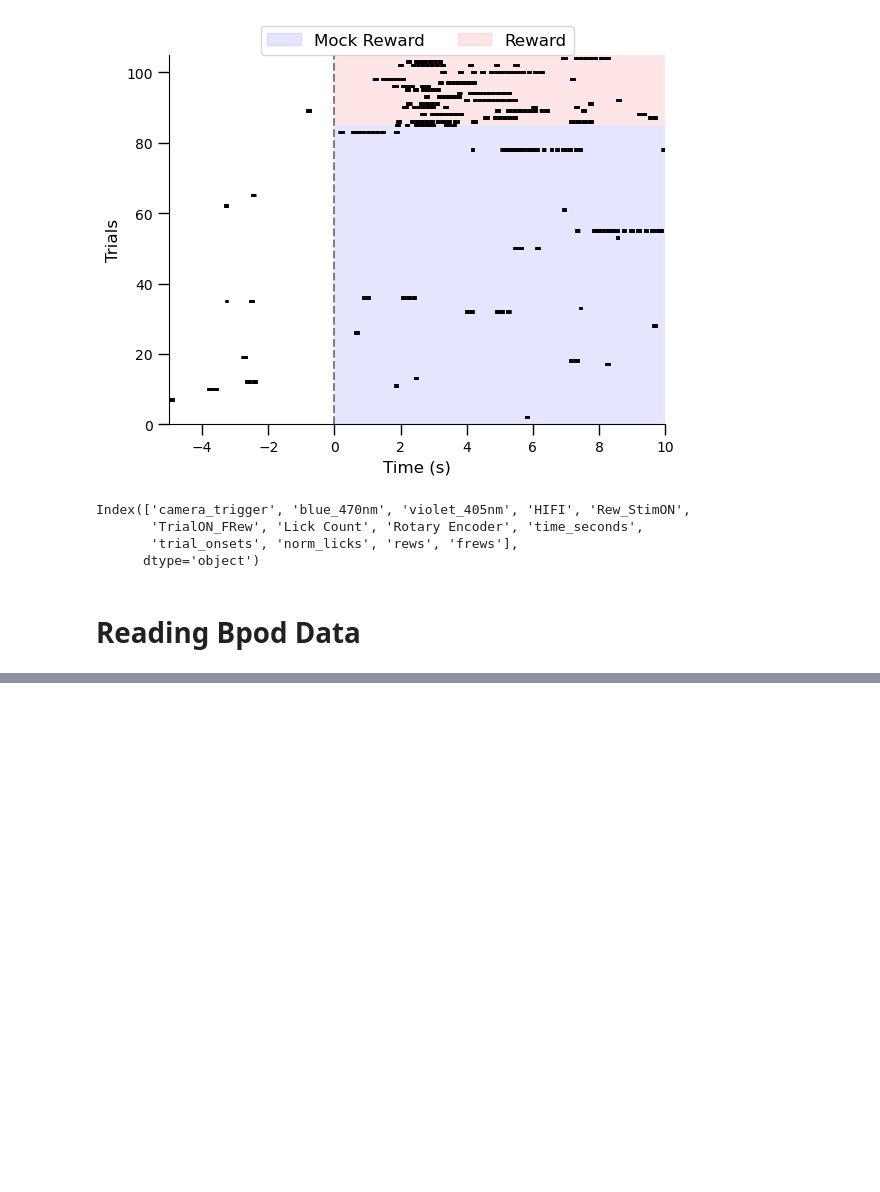
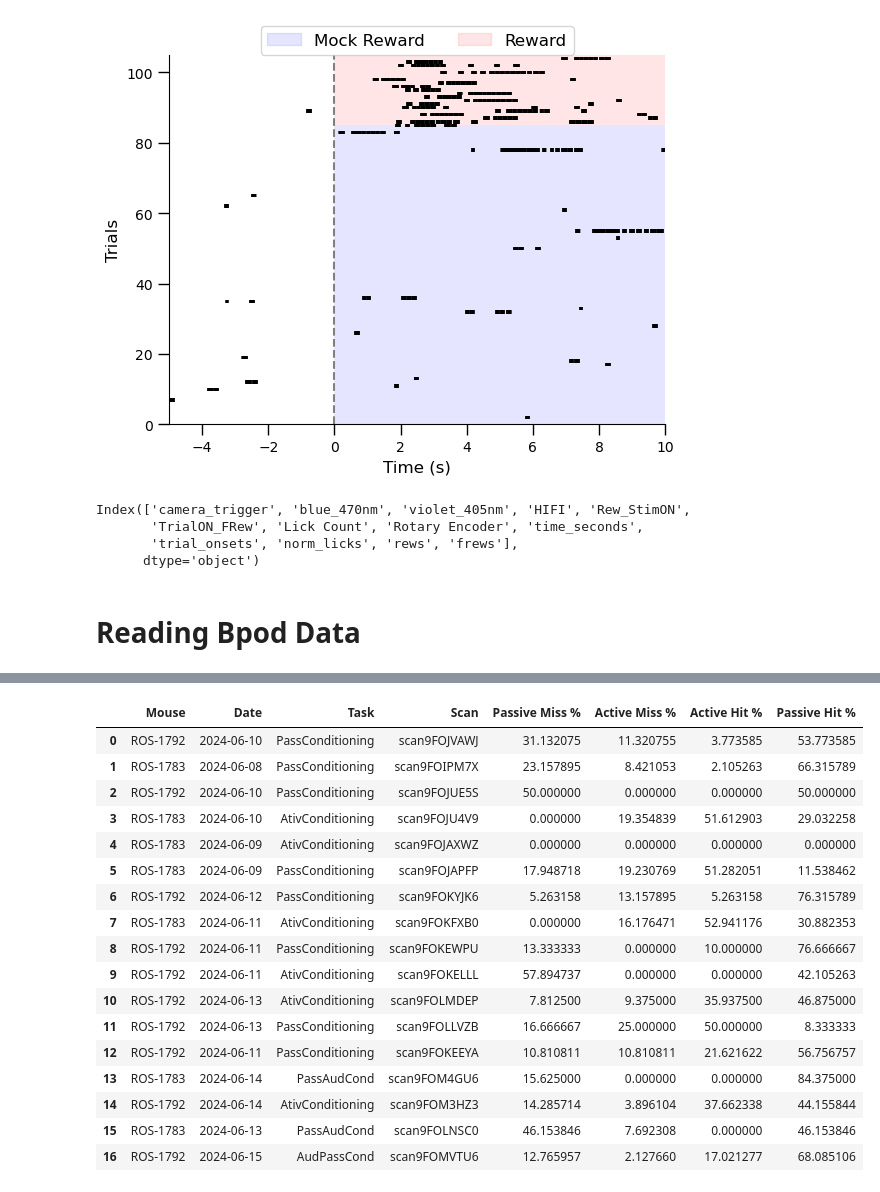
Before and after one commit to aeltonaraujoneuro/wfield, a Jupyter notebook: notebooks/66_Aelton_AUX.ipynb, the cells around one changed output, grey strips where cells are left out. Saved outputs shown, nothing was run; the diff lists cells and outputs as text; code cells hidden in the pictures; blank space fills up the shorter version.

```diff
--- a/notebooks/66_Aelton_AUX.ipynb
+++ b/notebooks/66_Aelton_AUX.ipynb
@@ -526,0 +531,20 @@ scan_info
+# %%
+filename_parts = re.split(r'_|\.', scan_idx)
+scan_info = '_'.join(filename_parts[0:5])
+scan = filename_parts[-2]
+mouse = filename_parts[2]
+date = filename_parts[3]
+task = filename_parts[0]
+print(f'scan: {scan}')
+print(f'mouse: {mouse}')
+print(f'date: {date}')
+print(f'task: {task}')
+
+
+# # Create a new dataframe for learning_df
+# learning_df = pd.DataFrame({
+#     'Mouse': [mouse],
+#     'Date': [date],
+#     'Task': [task],
+#     'Scan': [scan]
+# })
@@ -526,0 +556,44 @@ scan_info
+# %%
+outcome_counts = outcome_df.groupby(['outcome']).size().reset_index(name='counts')
+display(outcome_counts)
+
+# Calculate total counts to find percentages
+total_counts = outcome_counts['counts'].sum()
+
+# Calculate percentages for each outcome
+outcome_counts['percentage'] = (outcome_counts['counts'] / total_counts) * 100
+
+# Map outcomes to their respective percentage types
+percentage_map = {
+    -1: 'Passive Miss %',
+    0: 'Active Miss %',
+    1: 'Active Hit %',
+    2: 'Passive Hit %'
+}
+
+
+
+# Create a dictionary to form the new row
+new_row = {
+    'Mouse': mouse,
+    'Date': date,
+    'Task': task,
+    'Scan': scan
+}
+
+# Fill in the percentage columns based on the new outcome counts
+for outcome, perc_type in percentage_map.items():
+    if outcome in outcome_counts['outcome'].values:
+        perc_value = outcome_counts.loc[outcome_counts['outcome'] == outcome, 'percentage'].values[0]
+
+    else:
+        perc_value = 0
+    new_row[perc_type] = perc_value
+
+new_row_df = pd.DataFrame([new_row])
+
+# Concatenate the new row to the existing DataFrame
+learning_df = pd.concat([learning_df, new_row_df], ignore_index=True)
+
+display(learning_df)
+# %% [output]
@@ -526,0 +605,18 @@ scan_info
+|  | Mouse | Date | Task | Scan | Passive Miss % | Active Miss % | Active Hit % | Passive Hit % |
+| 0 | ROS-1792 | 2024-06-10 | PassConditioning | scan9FOJVAWJ | 31.132075 | 11.320755 | 3.773585 | 53.773585 |
+| 1 | ROS-1783 | 2024-06-08 | PassConditioning | scan9FOIPM7X | 23.157895 | 8.421053 | 2.105263 | 66.315789 |
+| 2 | ROS-1792 | 2024-06-10 | PassConditioning | scan9FOJUE5S | 50.000000 | 0.000000 | 0.000000 | 50.000000 |
+| 3 | ROS-1783 | 2024-06-10 | AtivConditioning | scan9FOJU4V9 | 0.000000 | 19.354839 | 51.612903 | 29.032258 |
+| 4 | ROS-1783 | 2024-06-09 | AtivConditioning | scan9FOJAXWZ | 0.000000 | 0.000000 | 0.000000 | 0.000000 |
+| 5 | ROS-1783 | 2024-06-09 | PassConditioning | scan9FOJAPFP | 17.948718 | 19.230769 | 51.282051 | 11.538462 |
+| 6 | ROS-1792 | 2024-06-12 | PassConditioning | scan9FOKYJK6 | 5.263158 | 13.157895 | 5.263158 | 76.315789 |
+| 7 | ROS-1783 | 2024-06-11 | AtivConditioning | scan9FOKFXB0 | 0.000000 | 16.176471 | 52.941176 | 30.882353 |
+| 8 | ROS-1792 | 2024-06-11 | PassConditioning | scan9FOKEWPU | 13.333333 | 0.000000 | 10.000000 | 76.666667 |
+| 9 | ROS-1792 | 2024-06-11 | AtivConditioning | scan9FOKELLL | 57.894737 | 0.000000 | 0.000000 | 42.105263 |
+| 10 | ROS-1792 | 2024-06-13 | AtivConditioning | scan9FOLMDEP | 7.812500 | 9.375000 | 35.937500 | 46.875000 |
+| 11 | ROS-1792 | 2024-06-13 | PassConditioning | scan9FOLLVZB | 16.666667 | 25.000000 | 50.000000 | 8.333333 |
+| 12 | ROS-1792 | 2024-06-11 | PassConditioning | scan9FOKEEYA | 10.810811 | 10.810811 | 21.621622 | 56.756757 |
+| 13 | ROS-1783 | 2024-06-14 | PassAudCond | scan9FOM4GU6 | 15.625000 | 0.000000 | 0.000000 | 84.375000 |
+| 14 | ROS-1792 | 2024-06-14 | AtivConditioning | scan9FOM3HZ3 | 14.285714 | 3.896104 | 37.662338 | 44.155844 |
+| 15 | ROS-1783 | 2024-06-13 | PassAudCond | scan9FOLNSC0 | 46.153846 | 7.692308 | 0.000000 | 46.153846 |
+| 16 | ROS-1792 | 2024-06-15 | AudPassCond | scan9FOMVTU6 | 12.765957 | 2.127660 | 17.021277 | 68.085106 |
```
Also changed, not shown: parts of 25 cells of this notebook.
